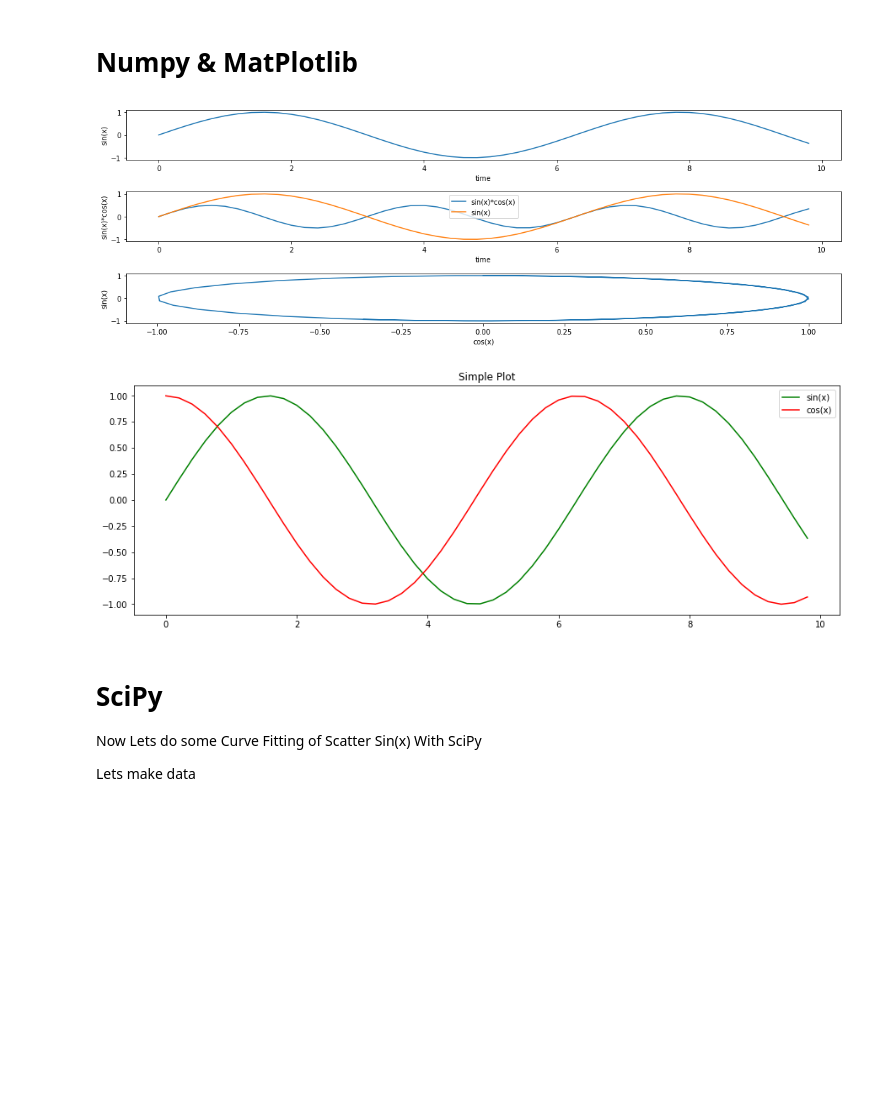
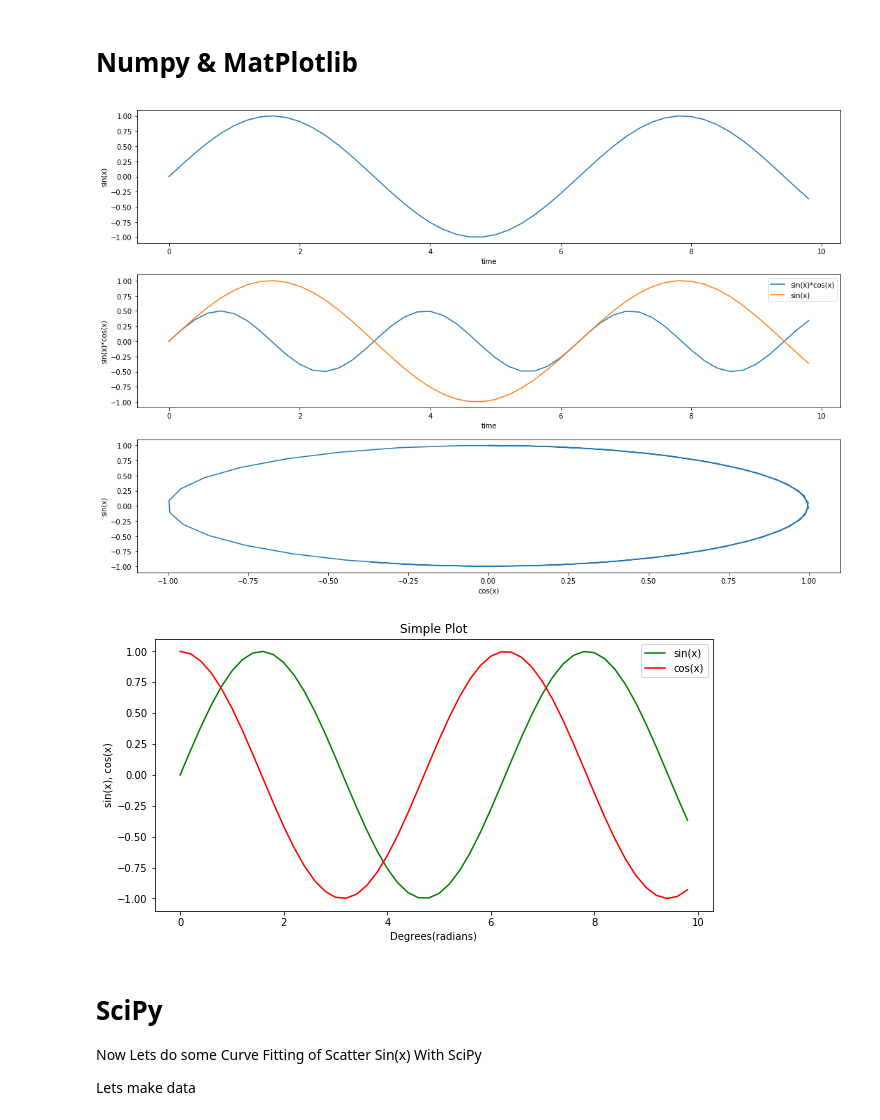
Before and after one commit to jpierel14/USC_PythonCourse_2019, a Jupyter notebook: Day_2/Python Core.ipynb, the cells around one changed output. Drawn from its saved outputs; the diff is of its cells as text; code cells hidden in the pictures; blank space fills up the shorter version.

```diff
--- a/Day_2/Python Core.ipynb
+++ b/Day_2/Python Core.ipynb
@@ -64,37 +64,41 @@ plt.show() #This 'prints' the plot
 # %%
 #Now lets take the data we made with numpy and manipulate it
 #new array of data from sin(x)*cos(x)
 b = y*a #manipulate the arrays with numpy
-fig, ax = plt.subplots(3,1) #setup three subplots numbered from 0 to 2
+fig, ax = plt.subplots(3,1, figsize=(15,10)) #setup three subplots numbered from 0 to 2, figsize define the whole area
 #first plot
 ax[0].plot(x,y)
 ax[0].set_xlabel('time')
 ax[0].set_ylabel('sin(x)')
 
 #sin(x)*cos(x)
 ax[1].plot(x,b, label = 'sin(x)*cos(x)') #two plots on the same graph
 ax[1].plot(x,y, label = 'sin(x)')
 ax[1].legend()
 ax[1].set_xlabel('time')
 ax[1].set_ylabel('sin(x)*cos(x)')
 #sin(x) vs cos(x)
 ax[2].plot(y,a)
 ax[2].set_xlabel('cos(x)')
 ax[2].set_ylabel('sin(x)')
 
 fig.tight_layout()
 plt.show() #this will plot each different subplot on its own graph
 # %% [output]
-[figure, old version]
+[figure, new version]
 # %%
+plt.figure(figsize=(10,5))
 plt.plot(x,y, label= 'sin(x)', c = 'g') #plot different plot on same plot with Legend and colors
 plt.plot(x,a, label= 'cos(x)', c = 'r') #basic two plots without subplots
 plt.title("Simple Plot")
+plt.xlabel('Degrees(radians)')
+plt.ylabel('sin(x), cos(x)')
 plt.legend()
 fig.tight_layout()
+
 plt.show()
 # %% [output]
-[figure, old version]
+[figure, new version]
 # %% [markdown]
 # SciPy
 Now Lets do some Curve Fitting of Scatter Sin(x) With SciPy
```
Also changed, not shown: parts of 8 cells of this notebook.
